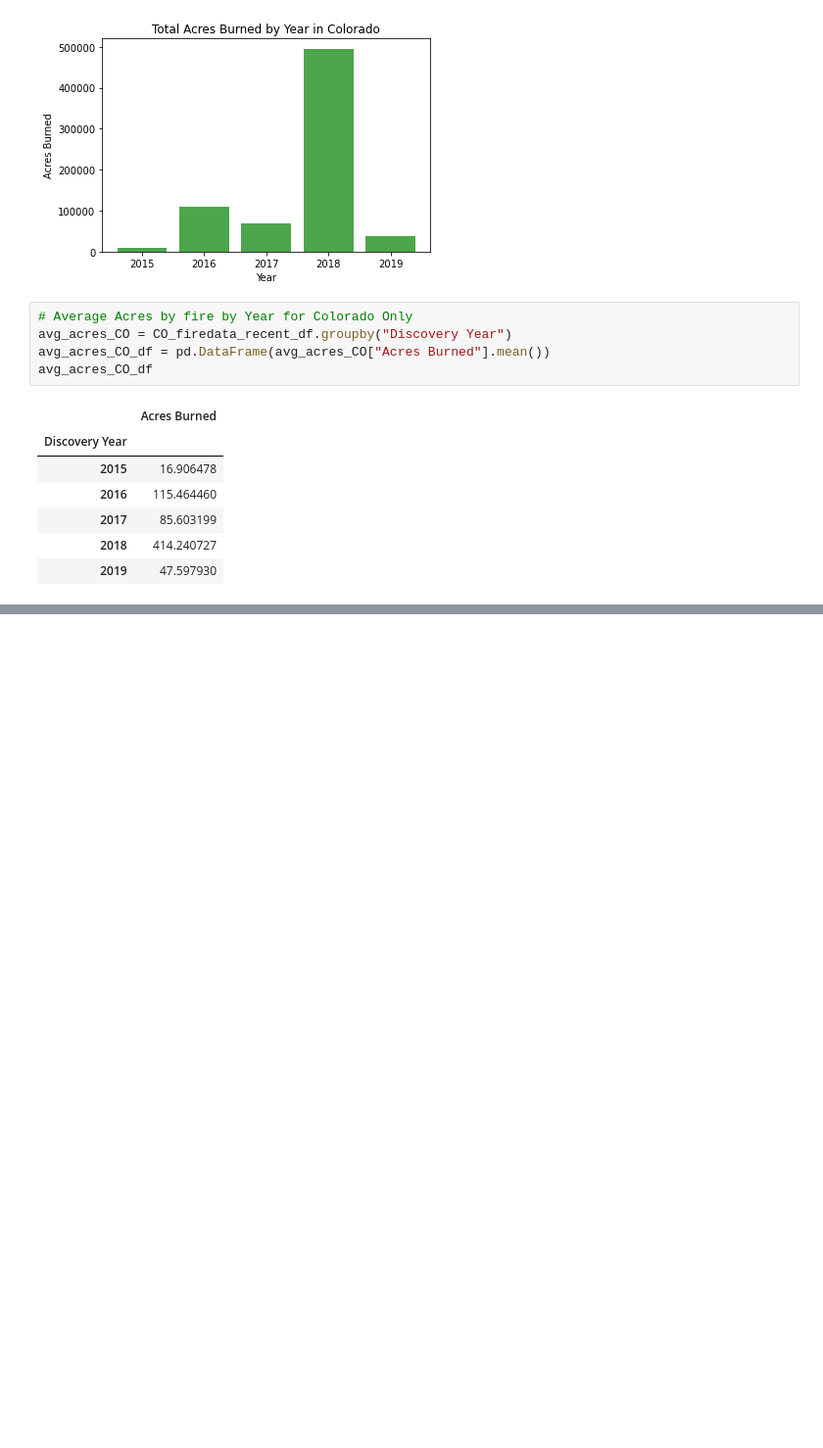
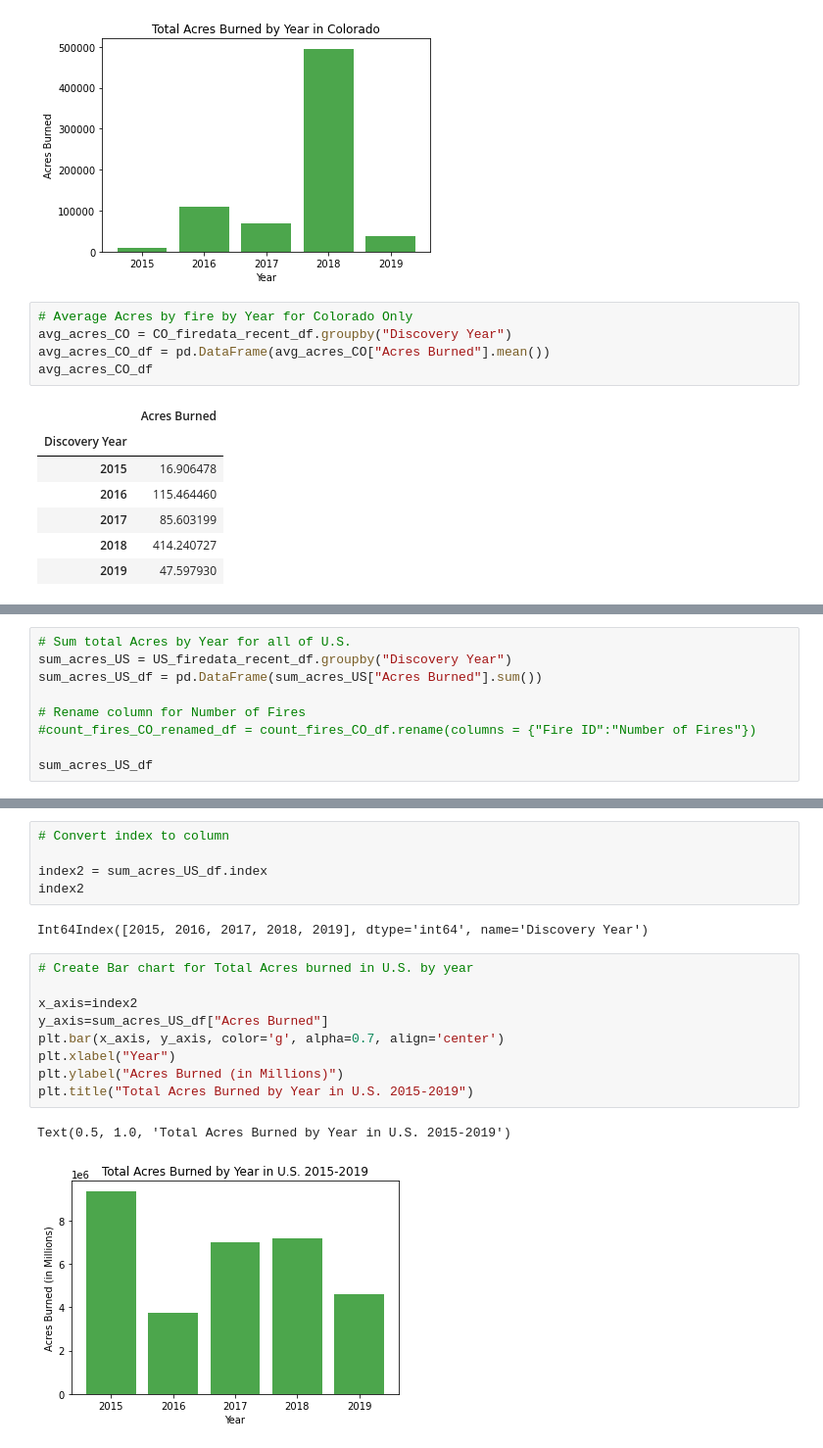
Before and after one commit to Renee-W/ProjectTest, a Jupyter notebook: Amy W/FireDataAW.ipynb, the cells around one changed output, grey strips where cells are left out. Shown: that part at 98% size. Saved outputs shown, nothing was run; the diff lists cells and outputs as text; blank space fills up the shorter version.

```diff
--- a/Amy W/FireDataAW.ipynb
+++ b/Amy W/FireDataAW.ipynb
@@ -201,0 +221,9 @@ COsorted_df.head()
+# %%
+# Sum total Acres by Year for all of U.S.
+sum_acres_US = US_firedata_recent_df.groupby("Discovery Year")
+sum_acres_US_df = pd.DataFrame(sum_acres_US["Acres Burned"].sum())
+
+# Rename column for Number of Fires
+#count_fires_CO_renamed_df = count_fires_CO_df.rename(columns = {"Fire ID":"Number of Fires"})
+
+sum_acres_US_df
@@ -201,0 +238,19 @@ COsorted_df.head()
+# %%
+# Convert index to column
+
+index2 = sum_acres_US_df.index
+index2
+# %% [output]
+Int64Index([2015, 2016, 2017, 2018, 2019], dtype='int64', name='Discovery Year')
+# %%
+# Create Bar chart for Total Acres burned in U.S. by year
+
+x_axis=index2
+y_axis=sum_acres_US_df["Acres Burned"]
+plt.bar(x_axis, y_axis, color='g', alpha=0.7, align='center')
+plt.xlabel("Year")
+plt.ylabel("Acres Burned (in Millions)")
+plt.title("Total Acres Burned by Year in U.S. 2015-2019")
+# %% [output]
+Text(0.5, 1.0, 'Total Acres Burned by Year in U.S. 2015-2019')
+[figure, added]
```
Also changed, not shown: parts of 13 cells of this notebook.
